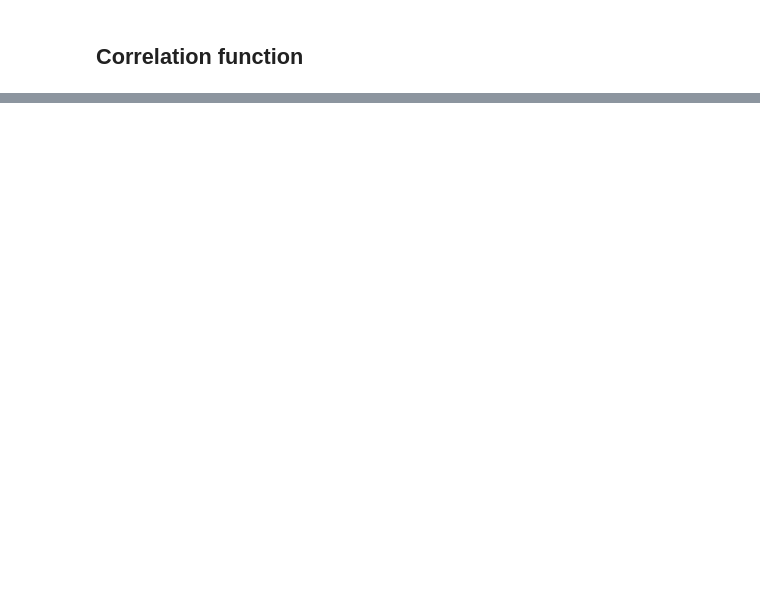
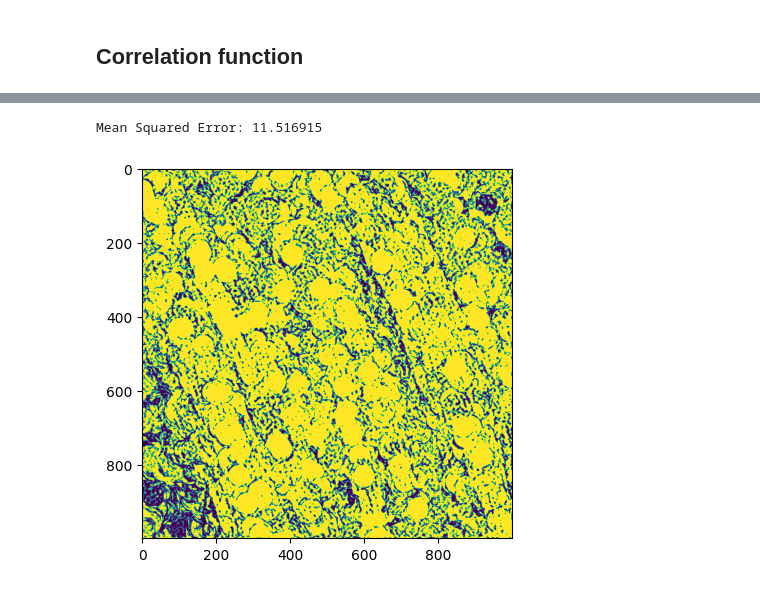
Before and after one commit to Roland0206/Capstone, a Jupyter notebook: test.ipynb, the cells around one changed output, grey strips where cells are left out. Drawn from its saved outputs; the diff is of its cells as text; code cells hidden in the pictures; blank space fills up the shorter version.

```diff
--- a/test.ipynb
+++ b/test.ipynb
@@ -507,0 +586,18 @@ ValueError: operands could not be broadcast together with shapes (281,) (283,) (
+# %%
+import imageio
+
+# Load the TIFF files
+image1 = imageio.imread('raw1_Tophat.tif')
+image2 = imageio.imread('test_mat_Tophat.tif')
+
+# Compare the images
+if image1.shape == image2.shape:
+    difference = image1 - image2
+    plt.imshow(difference)
+    mse = (difference ** 2).mean()
+    print(f"Mean Squared Error: {mse}")
+else:
+    print("The images have different shapes and cannot be compared.")
+# %% [output]
+Mean Squared Error: 11.516915
+[figure, added]
```
Also changed, not shown: parts of 6 cells of this notebook, 19 other files.
